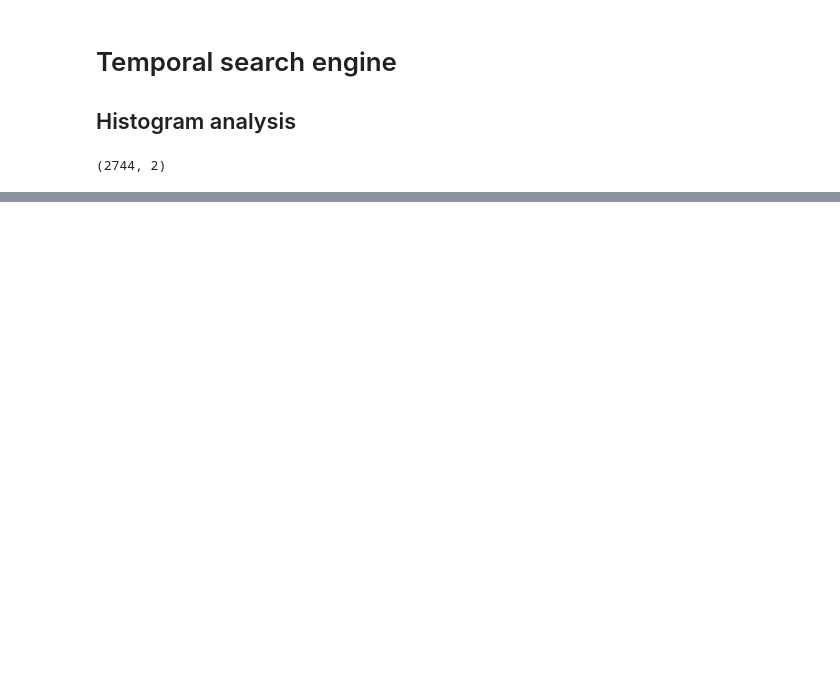
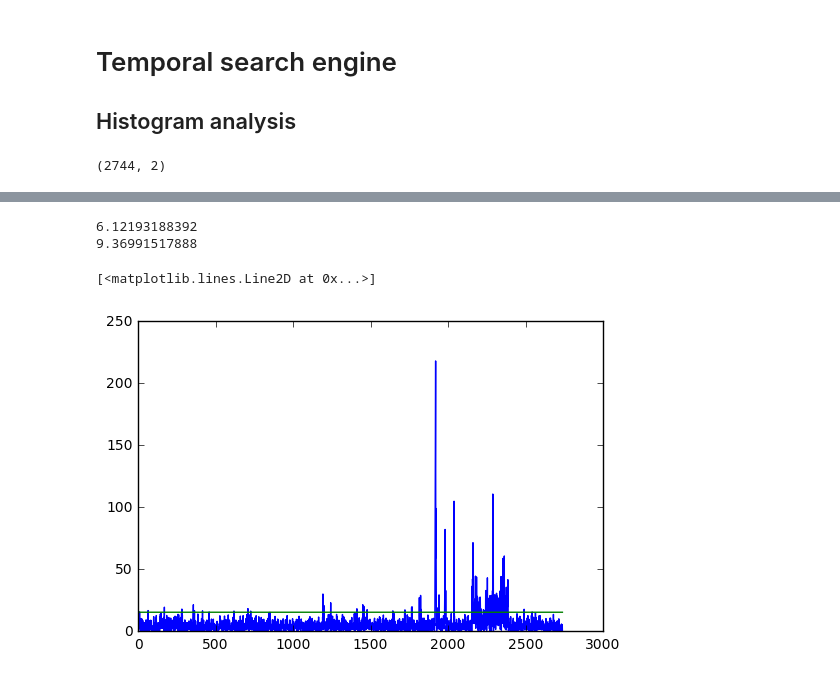
Before and after one commit to jcrouzet/temporal-search-engine, a Jupyter notebook: notebooks/Analysis.ipynb, the cells around one changed output, grey strips where cells are left out. Drawn from its saved outputs; the diff is of its cells as text; code cells hidden in the pictures; blank space fills up the shorter version.

```diff
--- a/notebooks/Analysis.ipynb
+++ b/notebooks/Analysis.ipynb
@@ -45,0 +63,16 @@ plt.show()
+# %%
+import math
+math.isnan(res.resid[0])
+ts = abs(res.resid[~np.isnan(res.resid)])
+
+print(np.mean(ts))
+print(np.sqrt(np.var(ts)))
+thresh = np.mean(ts) + np.sqrt(np.var(ts))
+
+plt.plot(ts)
+plt.plot(thresh*np.ones(len(ts)))
+# %% [output]
+6.12193188392
+9.36991517888
+[<matplotlib.lines.Line2D at 0x...>]
+[figure, added]
```
Also changed, not shown: parts of 7 cells of this notebook, 3 other files.
